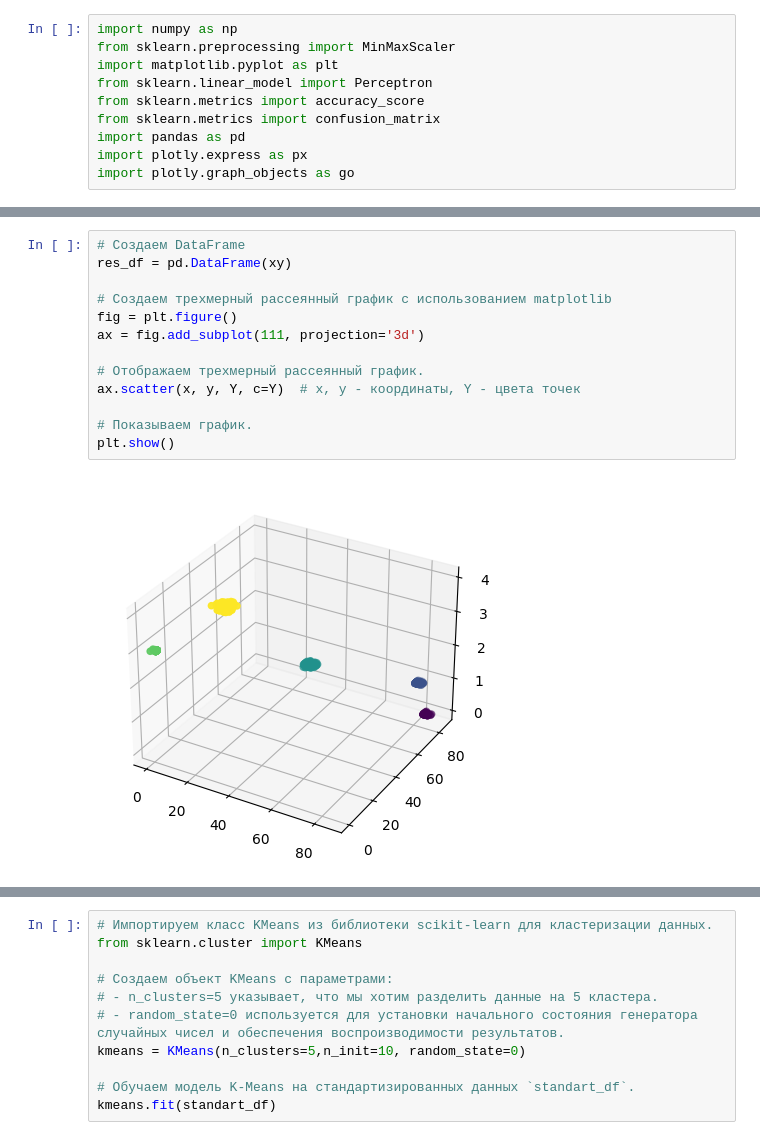
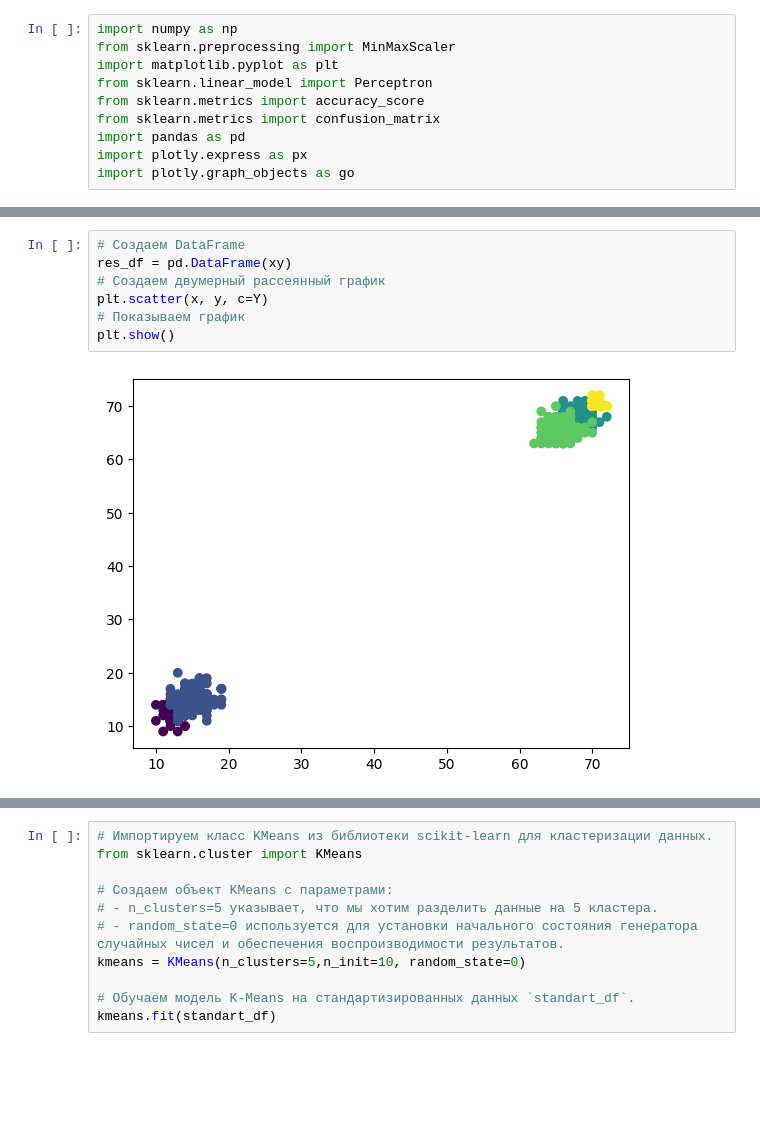
Before and after one commit to MorozovDesu/neural_network_technologies, a Jupyter notebook: "Нейросетевые_технологии_1_Лаба_ipynb".ipynb, the cells around one changed output, grey strips where cells are left out. Cells and saved outputs as stored; diff of their text form; blank space fills up the shorter version.

```diff
--- a/"Нейросетевые_технологии_1_Лаба_ipynb".ipynb
+++ b/"Нейросетевые_технологии_1_Лаба_ipynb".ipynb
@@ -106,18 +121,12 @@ Y = np.array(Y)
 # %%
 # Создаем DataFrame
 res_df = pd.DataFrame(xy)
-
-# Создаем трехмерный рассеянный график с использованием matplotlib
-fig = plt.figure()
-ax = fig.add_subplot(111, projection='3d')
-
-# Отображаем трехмерный рассеянный график.
-ax.scatter(x, y, Y, c=Y)  # x, y - координаты, Y - цвета точек
-
-# Показываем график.
+# Создаем двумерный рассеянный график
+plt.scatter(x, y, c=Y)
+# Показываем график
 plt.show()
 # %% [output]
-[figure, old version]
+[figure, new version]
 # %%
 # Стандартизируем данные
 from sklearn.preprocessing import StandardScaler
```
Also changed, not shown: parts of 13 cells of this notebook.
